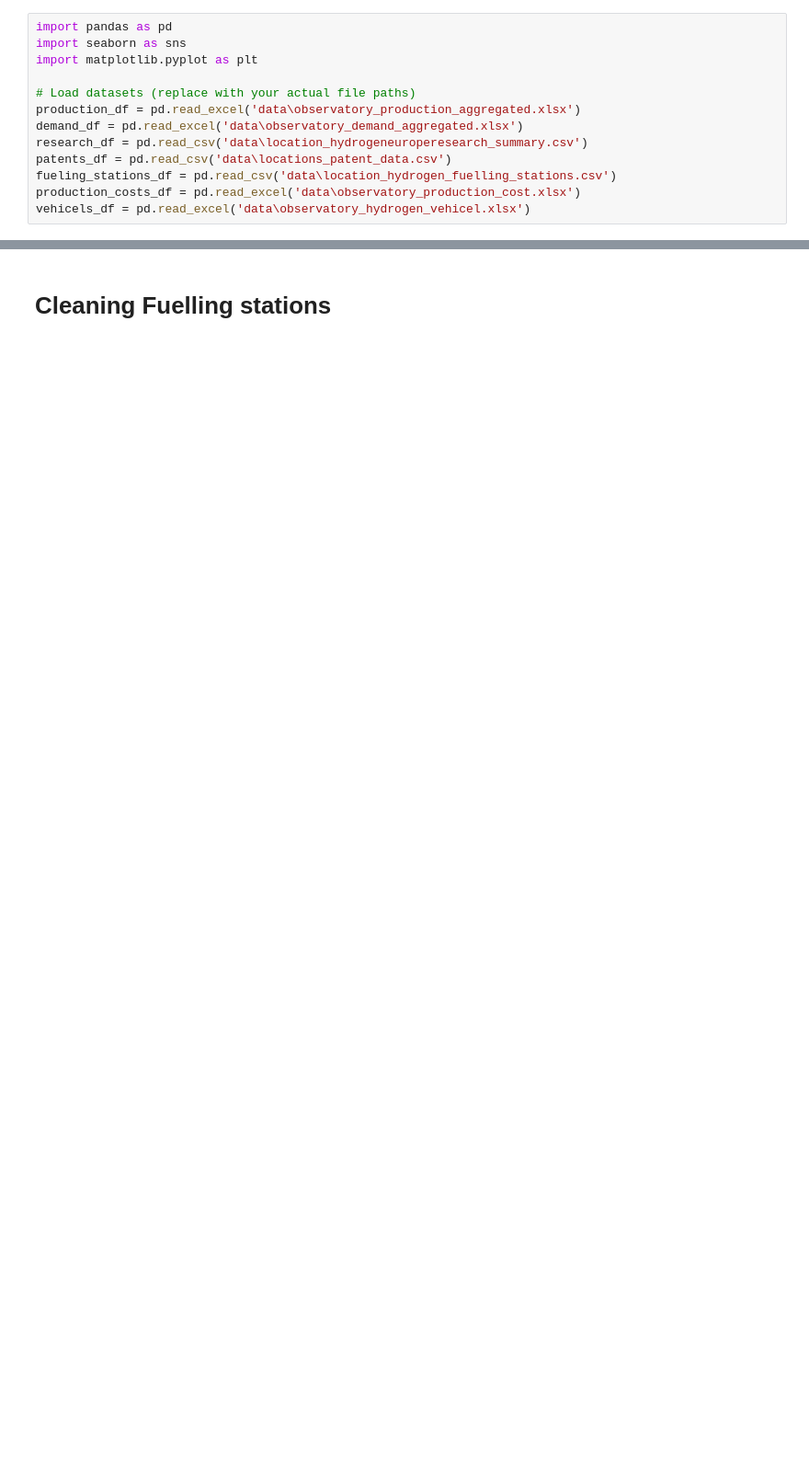
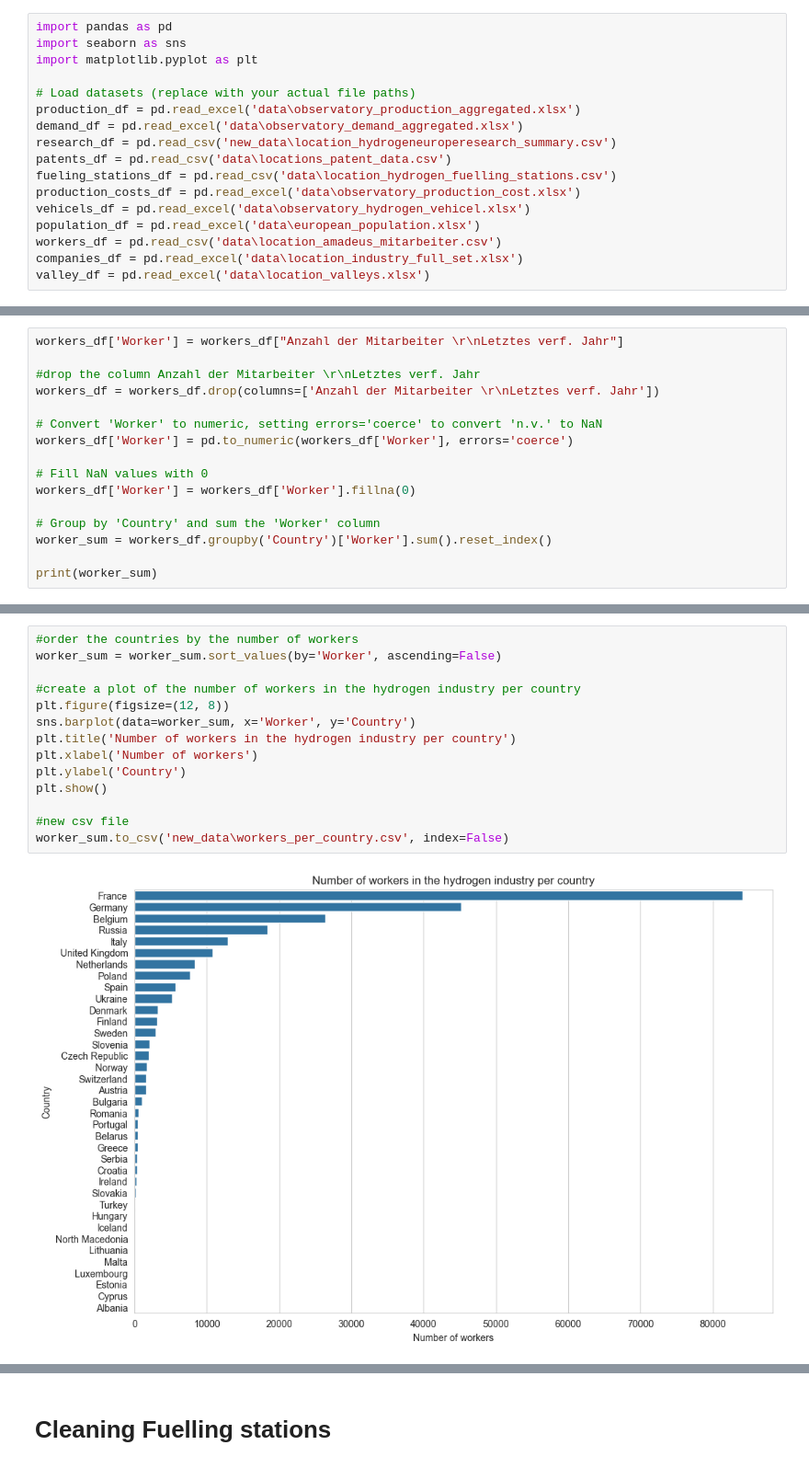
Before and after one commit to premstaller1/Masterarbeit, a Jupyter notebook: CorrelationAnalysis/correlation.ipynb, the cells around one changed output, grey strips where cells are left out. Shown at 92% size. Drawn from its saved outputs; the diff is of its cells as text; blank space fills up the shorter version.

```diff
--- a/CorrelationAnalysis/correlation.ipynb
+++ b/CorrelationAnalysis/correlation.ipynb
@@ -6,8 +6,12 @@ import matplotlib.pyplot as plt
 # Load datasets (replace with your actual file paths)
 production_df = pd.read_excel('data\observatory_production_aggregated.xlsx')
 demand_df = pd.read_excel('data\observatory_demand_aggregated.xlsx')
-research_df = pd.read_csv('data\location_hydrogeneuroperesearch_summary.csv')
+research_df = pd.read_csv('new_data\location_hydrogeneuroperesearch_summary.csv')
 patents_df = pd.read_csv('data\locations_patent_data.csv')
 fueling_stations_df = pd.read_csv('data\location_hydrogen_fuelling_stations.csv')
 production_costs_df = pd.read_excel('data\observatory_production_cost.xlsx')
 vehicels_df = pd.read_excel('data\observatory_hydrogen_vehicel.xlsx')
+population_df = pd.read_excel('data\european_population.xlsx')
+workers_df = pd.read_csv('data\location_amadeus_mitarbeiter.csv')
+companies_df = pd.read_excel('data\location_industry_full_set.xlsx')
+valley_df = pd.read_excel('data\location_valleys.xlsx')
@@ -13,0 +97,16 @@ vehicels_df = pd.read_excel('data\observatory_hydrogen_vehicel.xlsx')
+# %%
+workers_df['Worker'] = workers_df["Anzahl der Mitarbeiter \r\nLetztes verf. Jahr"]
+
+#drop the column Anzahl der Mitarbeiter \r\nLetztes verf. Jahr
+workers_df = workers_df.drop(columns=['Anzahl der Mitarbeiter \r\nLetztes verf. Jahr'])
+
+# Convert 'Worker' to numeric, setting errors='coerce' to convert 'n.v.' to NaN
+workers_df['Worker'] = pd.to_numeric(workers_df['Worker'], errors='coerce')
+
+# Fill NaN values with 0
+workers_df['Worker'] = workers_df['Worker'].fillna(0)
+
+# Group by 'Country' and sum the 'Worker' column
+worker_sum = workers_df.groupby('Country')['Worker'].sum().reset_index()
+
+print(worker_sum)
@@ -13,0 +131,16 @@ vehicels_df = pd.read_excel('data\observatory_hydrogen_vehicel.xlsx')
+# %%
+#order the countries by the number of workers
+worker_sum = worker_sum.sort_values(by='Worker', ascending=False)
+
+#create a plot of the number of workers in the hydrogen industry per country
+plt.figure(figsize=(12, 8))
+sns.barplot(data=worker_sum, x='Worker', y='Country')
+plt.title('Number of workers in the hydrogen industry per country')
+plt.xlabel('Number of workers')
+plt.ylabel('Country')
+plt.show()
+
+#new csv file
+worker_sum.to_csv('new_data\workers_per_country.csv', index=False)
+# %% [output]
+[figure, added]
```
Also changed, not shown: parts of 28 cells of this notebook, 19 other files.
